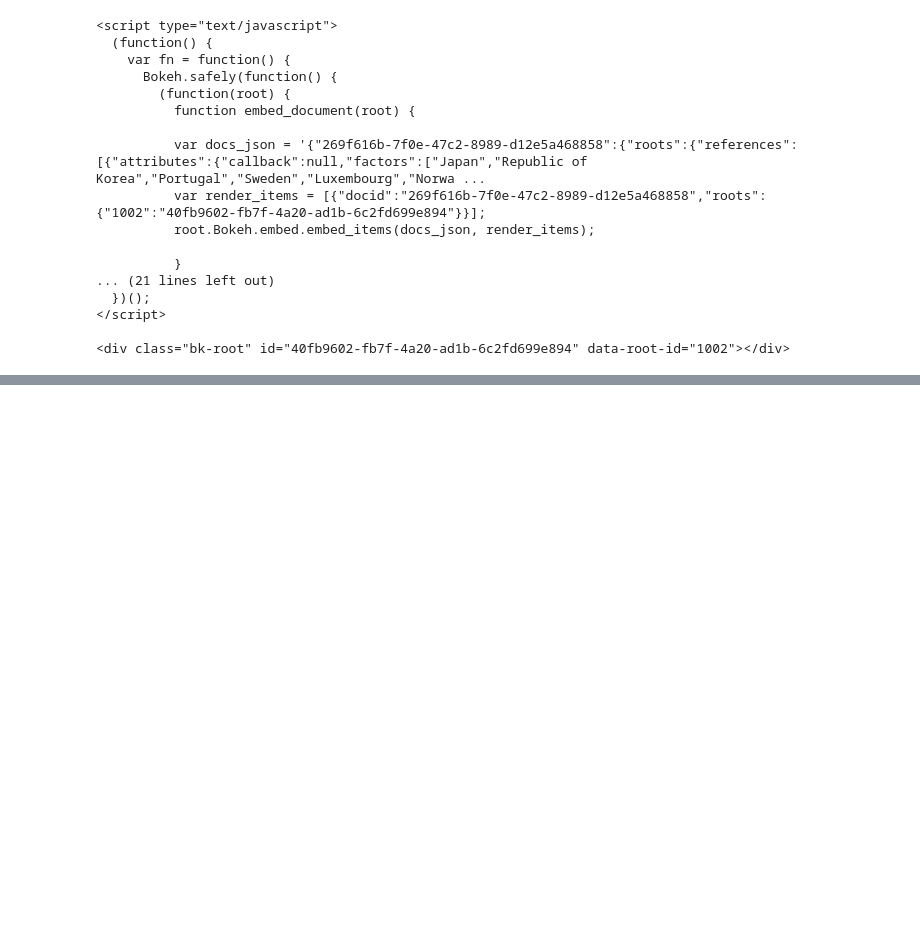
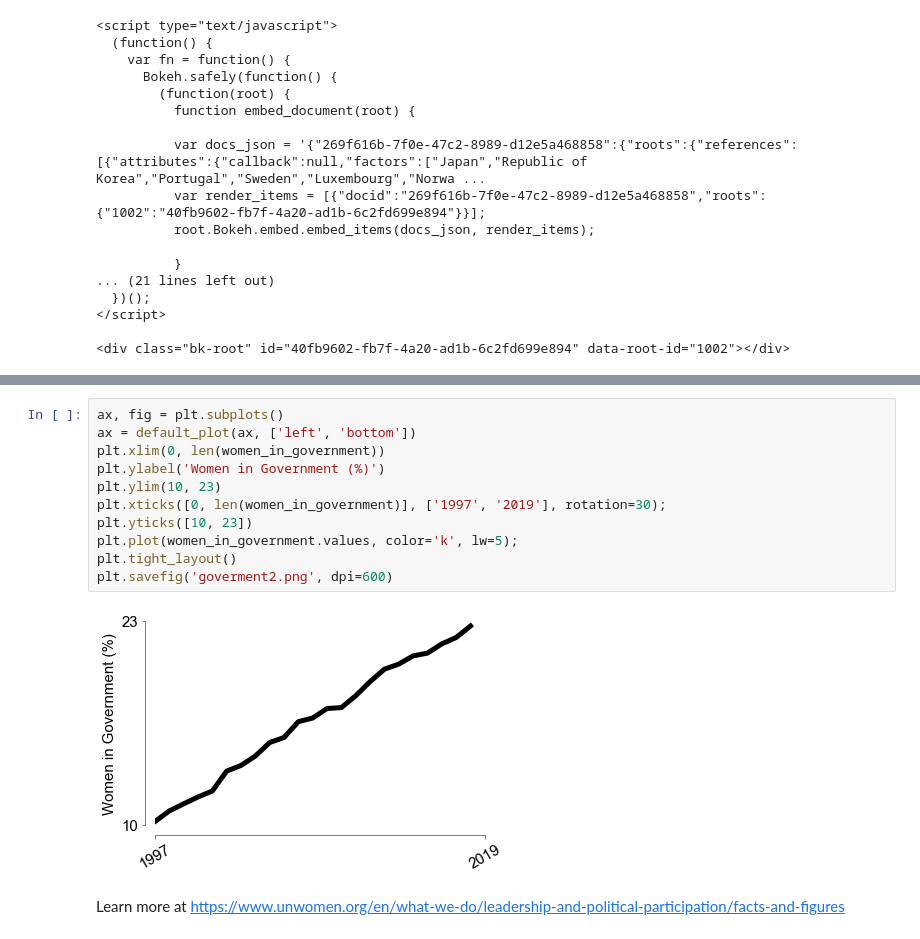
Before and after one commit to ricardozacarias/ironhackathon, a Jupyter notebook: paid_leave.ipynb, the cells around one changed output, grey strips where cells are left out. Drawn from its saved outputs; the diff is of its cells as text; blank space fills up the shorter version.

```diff
--- a/paid_leave.ipynb
+++ b/paid_leave.ipynb
@@ -90,0 +250,15 @@ print(div)
+# %%
+ax, fig = plt.subplots()
+ax = default_plot(ax, ['left', 'bottom'])
+plt.xlim(0, len(women_in_government))
+plt.ylabel('Women in Government (%)')
+plt.ylim(10, 23)
+plt.xticks([0, len(women_in_government)], ['1997', '2019'], rotation=30);
+plt.yticks([10, 23])
+plt.plot(women_in_government.values, color='k', lw=5);
+plt.tight_layout()
+plt.savefig('goverment2.png', dpi=600)
+# %% [output]
+[figure, added]
+# %% [markdown]
+Learn more at https://www.unwomen.org/en/what-we-do/leadership-and-political-participation/facts-and-figures
```
Also changed, not shown: parts of 20 cells of this notebook, 9 other files.
